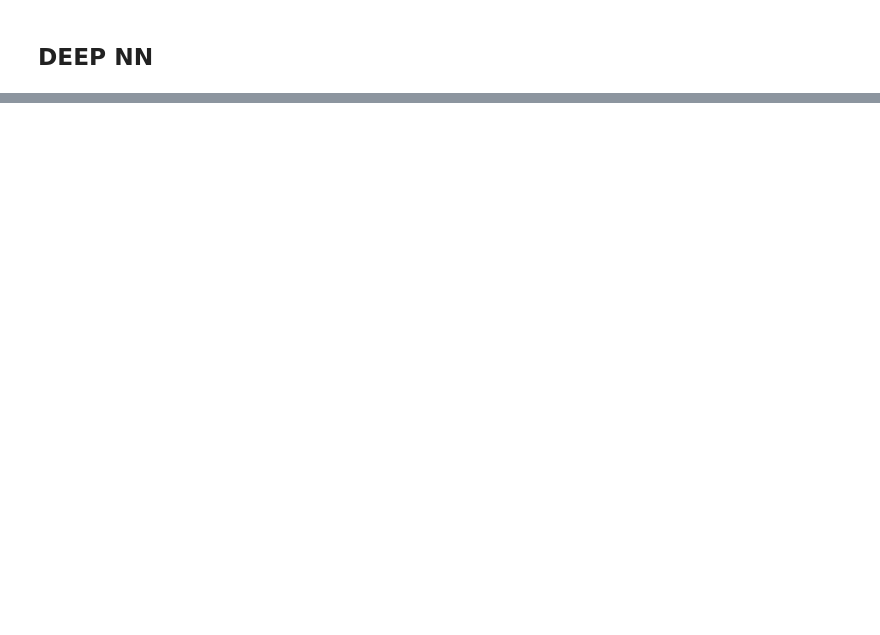
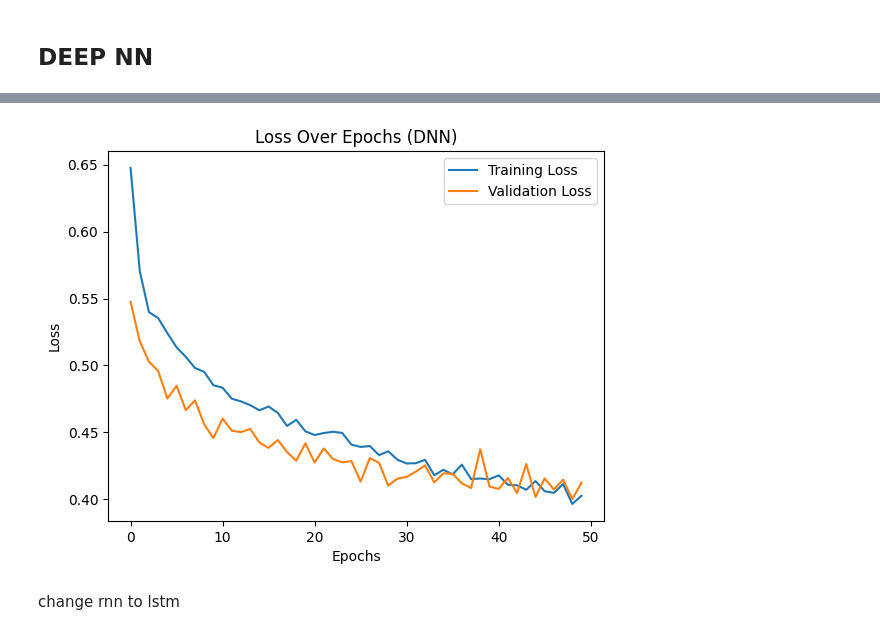
Before and after one commit to Justine-IA/Deep_learning-, a Jupyter notebook: Project/main.ipynb, the cells around one changed output, grey strips where cells are left out. Drawn from its saved outputs; the diff is of its cells as text; code cells hidden in the pictures; blank space fills up the shorter version.

```diff
--- a/Project/main.ipynb
+++ b/Project/main.ipynb
@@ -428,0 +469,13 @@ Test Loss: 0.43528637290000916, Test MAE: 0.3762710392475128
+# %%
+model_dnn_improve = Sequential([
+    Dense(256, activation='relu', input_shape=(X_train.shape[1],)),
+    Dropout(0.2),
+    Dense(128, activation = 'relu'),
+    Dropout(0.3),
+    Dense(64, activation = 'relu'),
+    Dense(y_train.shape[1], activation = 'linear')
+])
+
+model_dnn_improve.compile(optimizer = 'Adam', loss= 'mse', metrics = 'mae')
+
+history_improve_dnn = model_dnn_improve.fit(X_train, y_train, validation_split = 0.2, epochs = 50, batch_size = 32)
@@ -428,0 +500,14 @@ Test Loss: 0.43528637290000916, Test MAE: 0.3762710392475128
+# %%
+# Evaluate the model
+test_loss, test_mae = model_dnn_improve.evaluate(X_test, y_test)
+print(f"Test Loss: {test_loss}, Test MAE: {test_mae}")
+
+# Plot the loss
+plt.plot(history_improve_dnn.history['loss'], label='Training Loss')
+plt.plot(history_improve_dnn.history['val_loss'], label='Validation Loss')
+plt.title('Loss Over Epochs (DNN)')
+plt.xlabel('Epochs')
+plt.ylabel('Loss')
+plt.legend()
+plt.show()
+# %% [output]
@@ -428,0 +516,3 @@ Test Loss: 0.43528637290000916, Test MAE: 0.3762710392475128
+[figure, added]
+# %% [markdown]
+change rnn to lstm
```
Also changed, not shown: parts of 16 cells of this notebook, 2 other files.
